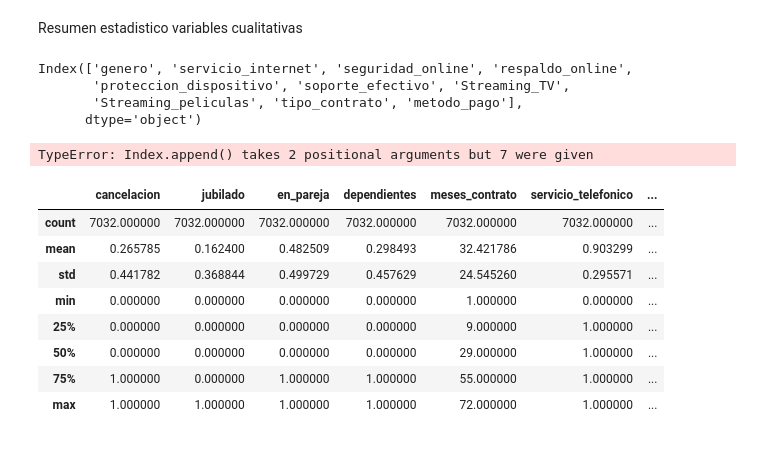
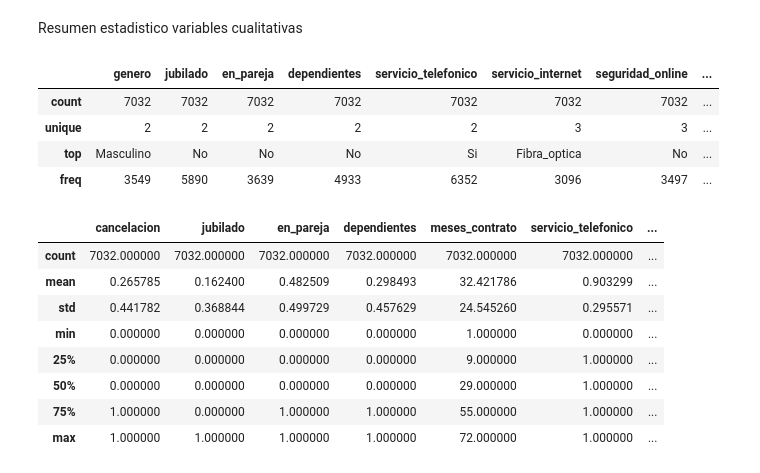
Before and after one commit to jbernalg/challenge_TelecomX, a Jupyter notebook: challenge_telecomx.ipynb, the cells around one changed output. Saved outputs shown, nothing was run; the diff lists cells and outputs as text; code cells hidden in the pictures.

```diff
--- a/challenge_telecomx.ipynb
+++ b/challenge_telecomx.ipynb
@@ -357,2 +366,0 @@ array(['No', 'Yes'], dtype=object)
-# %%
-df_exp = df_exp.drop('Multiples_lineas', axis=1)
@@ -376,0 +376,3 @@ array(['No', 'Yes'], dtype=object)
+# %%
+df_exp['seguridad_online'] = df_exp['seguridad_online'].replace({'Yes': 'Si', 'No internet service': 'Sin internet'})
+df_exp.seguridad_online.unique()
@@ -397,0 +414,9 @@ print(df_exp.Streaming_peliculas.unique())
+# %%
+df_exp['tipo_contrato'] = df_exp['tipo_contrato'].replace(
+    {'One year':'Un year',
+     'Month-to-month':'mes a mes',
+     'Two year':'Dos years'
+     }
+)
+
+df_exp.tipo_contrato.unique()
@@ -397,0 +427,10 @@ print(df_exp.Streaming_peliculas.unique())
+# %%
+df_exp['metodo_pago'] = df_exp['metodo_pago'].replace(
+    {'Mailed check':'Cheque por correo',
+     'Electronic check': 'Cheque electronico',
+     'Credit card (automatic)':'Tarjeta de credito',
+     'Bank transfer (automatic)':'Transferencia'
+     }
+    )
+
+df_exp.metodo_pago.unique()
@@ -430,18 +471,14 @@ memory usage: 1.2+ MB
 # %% [markdown]
 Resumen estadistico variables cualitativas
 # %%
-df_exp.select_dtypes(include=['object', 'category']).columns
+var_categoricas = df_exp.select_dtypes(include=['object', 'category']).columns
+df_exp[var_categoricas].describe()
 # %% [output]
-Index(['genero', 'servicio_internet', 'seguridad_online', 'respaldo_online',
-       'proteccion_dispositivo', 'soporte_efectivo', 'Streaming_TV',
-       'Streaming_peliculas', 'tipo_contrato', 'metodo_pago'],
-      dtype='object')
+|  | genero | jubilado | en_pareja | dependientes | servicio_telefonico | servicio_internet | seguridad_online | ... |
+| count | 7032 | 7032 | 7032 | 7032 | 7032 | 7032 | 7032 | ... |
+| unique | 2 | 2 | 2 | 2 | 2 | 3 | 3 | ... |
+| top | Masculino | No | No | No | Si | Fibra_optica | No | ... |
+| freq | 3549 | 5890 | 3639 | 4933 | 6352 | 3096 | 3497 | ... |
-# %%
-var_categoricas = df_exp.select_dtypes(include=['object', 'category']).columns
-var_categoricas.append('cancelacion','jubilado', 'en_pareja', 'dependientes', 'servicio_telefonico', 'facturacion_electronica')
-df_exp[var_categoricas].describe()
-# %% [output]
-TypeError: Index.append() takes 2 positional arguments but 7 were given
 # %%
 # dataframe con variables numericas
 var_numericas = df_exp.select_dtypes(include=['number']).columns
```
Also changed, not shown: parts of 34 cells of this notebook.
